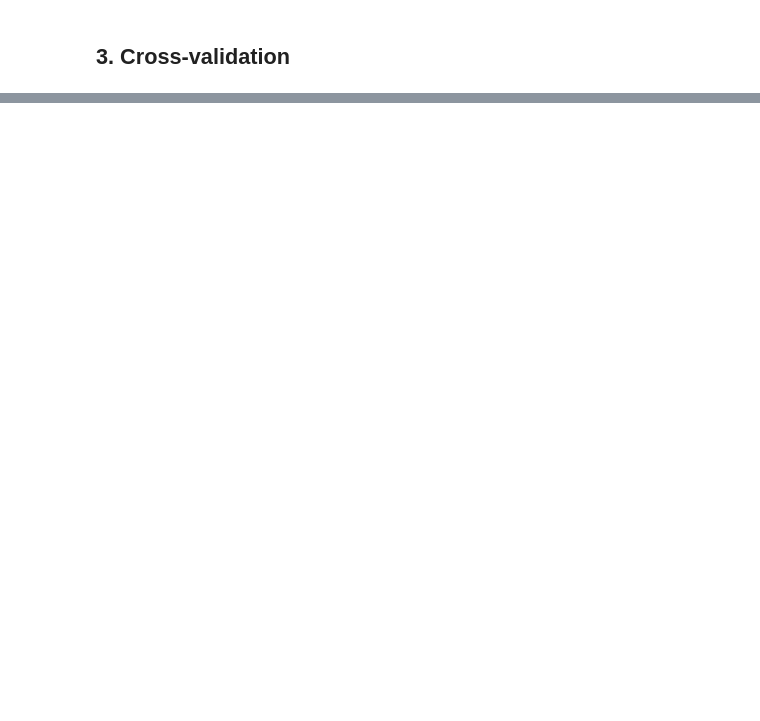
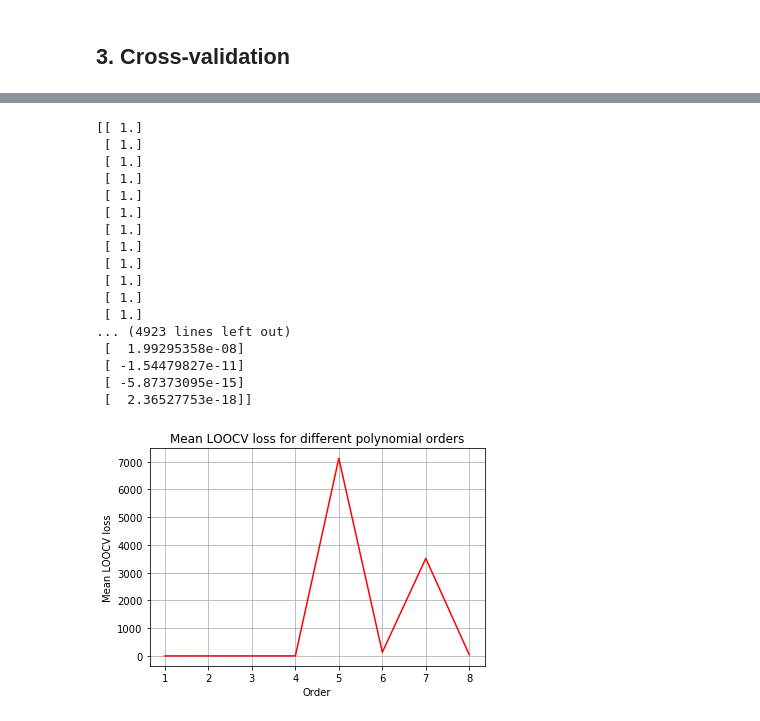
Before and after one commit to MatteoRomiti/ASI, a Jupyter notebook: Lab1.ipynb, the cells around one changed output, grey strips where cells are left out. Saved outputs shown, nothing was run; the diff lists cells and outputs as text; code cells hidden in the pictures; blank space fills up the shorter version.

```diff
--- a/Lab1.ipynb
+++ b/Lab1.ipynb
@@ -225,0 +294,19 @@ it to the true value.
+# %%
+x = mat['female100'][:,0]
+t = mat['female100'][:,1]
+# %%
+def fold(x, d):
+    """Delete the d-th element of x"""
+    return np.concatenate([x[0:d], x[d+1:]])
+
+def loocv(x, t, k=2):
+    """Compute the average loss"""
+    N = np.size(x)
+    loss_avg = 0
+    for i in range(N):
+        w_hat, loss = lsfit_vect(fold(x, i), fold(t, i), k)
+        print(w_hat)
+        print("")
+        X = get_X(fold(x, i), k)
+        loss_avg += (t[i] - (X*w_hat).tolist()[0][0])**2
+    return loss_avg/N
@@ -225,0 +341,28 @@ it to the true value.
+# %%
+K = 8
+loss_avgs = [loocv(x, t, k) for k in range(1, K+1)]
+plt.plot(range(1, K+1), loss_avgs, "r")
+plt.xlabel("Order")
+plt.ylabel("Mean LOOCV loss")
+plt.title("Mean LOOCV loss for different polynomial orders")
+plt.grid()
+plt.show()
+# %% [output]
+[[ 1.]
+ [ 1.]
+ [ 1.]
+ [ 1.]
+ [ 1.]
+ [ 1.]
+ [ 1.]
+ [ 1.]
+ [ 1.]
+ [ 1.]
+ [ 1.]
+ [ 1.]
+... (4923 lines left out)
+ [  1.99295358e-08]
+ [ -1.54479827e-11]
+ [ -5.87373095e-15]
+ [  2.36527753e-18]]
+[figure, added]
```
Also changed, not shown: parts of 32 cells of this notebook, 8 other files.
